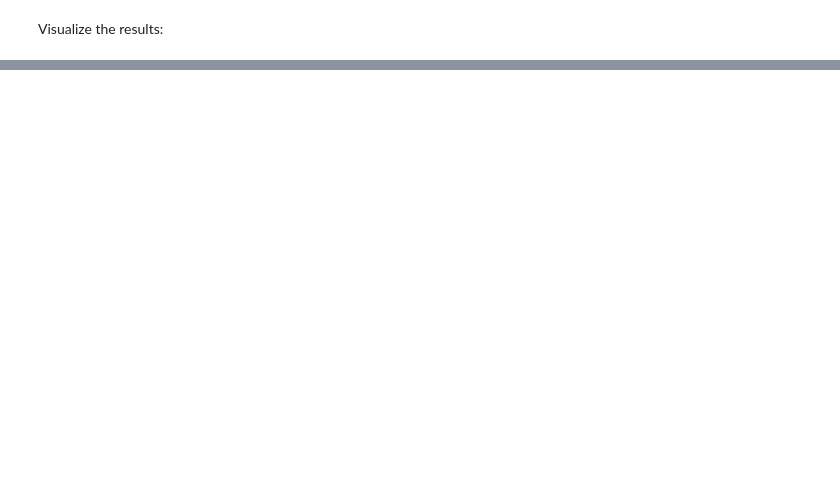
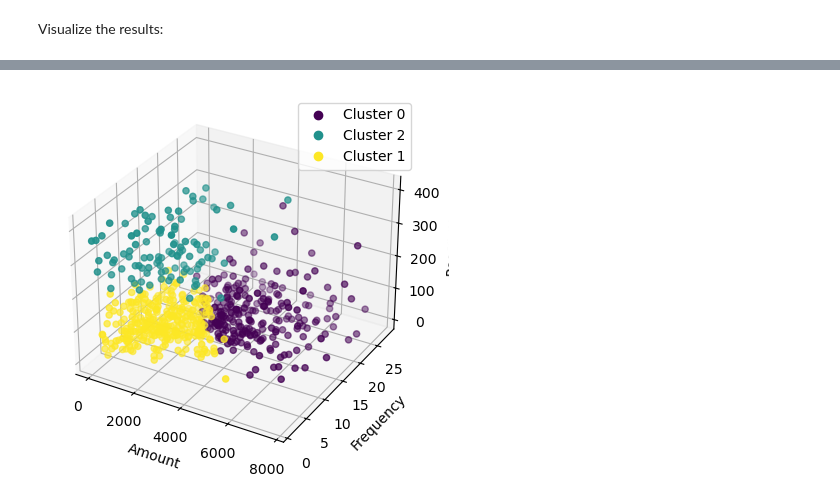
Before and after one commit to michalpasternak7/e-Commerce, a Jupyter notebook: superstore_clustering.ipynb, the cells around one changed output, grey strips where cells are left out. Drawn from its saved outputs; the diff is of its cells as text; code cells hidden in the pictures; blank space fills up the shorter version.

```diff
--- a/superstore_clustering.ipynb
+++ b/superstore_clustering.ipynb
@@ -315,0 +349,24 @@ plt.show()
+# %%
+# Create a 3D scatter plot
+fig = plt.figure()
+ax = fig.add_subplot(111, projection='3d')
+cluster_id = rfm_df['Cluster_Id'].unique()
+
+# Scatter plot for 3D data
+scatter = ax.scatter(rfm_df['Amount'], rfm_df['Frequency'], rfm_df['Recency'], c=rfm_df['Cluster_Id'])
+
+# Get unique cluster IDs and their corresponding labels
+unique_clusters = rfm_df['Cluster_Id'].unique()
+cluster_labels = [f'Cluster {cluster_id}' for cluster_id in unique_clusters]
+
+# Add legend based on cluster IDs
+ax.legend(handles=scatter.legend_elements()[0], labels=cluster_labels, loc='upper right')
+
+# Add labels to the axes
+ax.set_xlabel('Amount')
+ax.set_ylabel('Frequency')
+ax.set_zlabel('Recency')
+
+plt.show()
+# %% [output]
+[figure, added]
```
Also changed, not shown: parts of 9 cells of this notebook.
